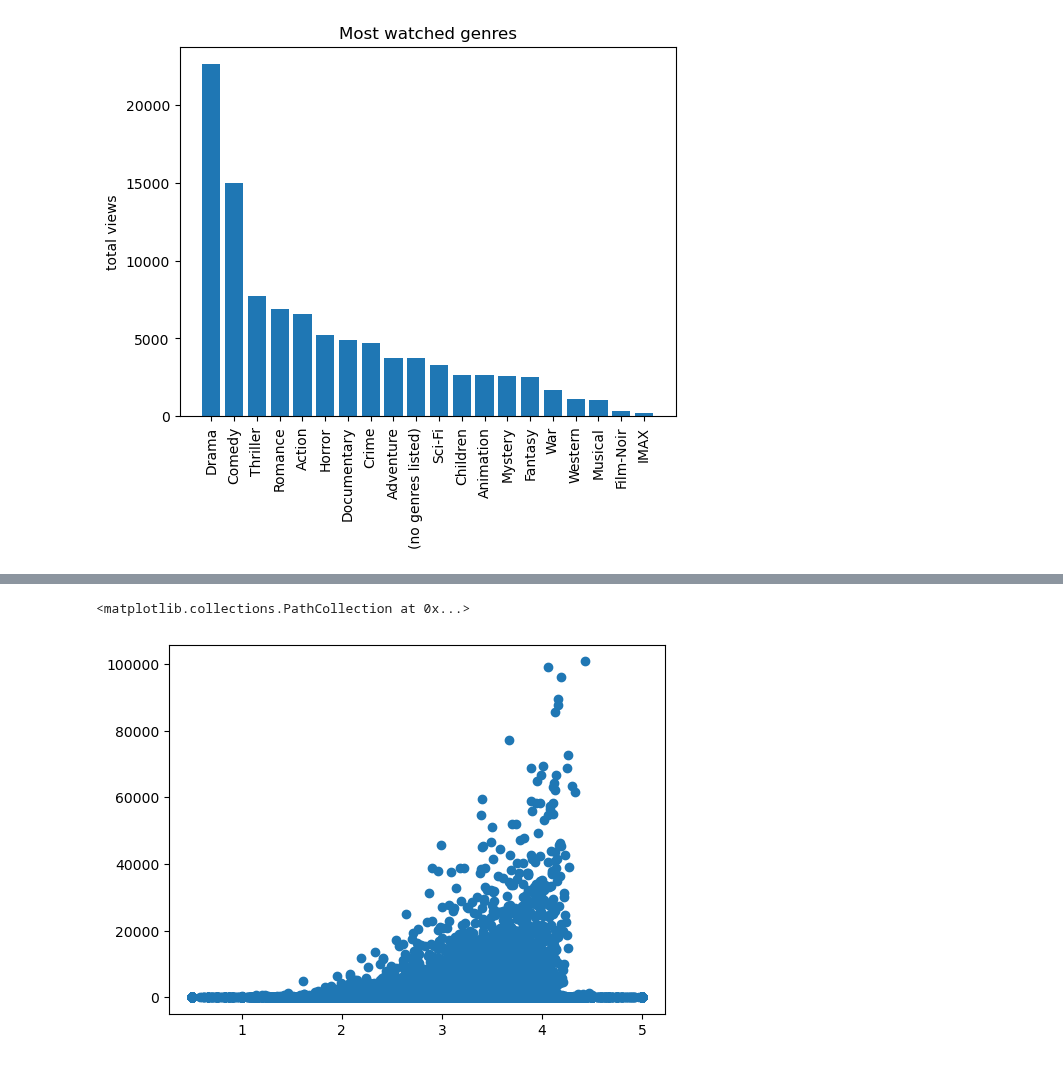
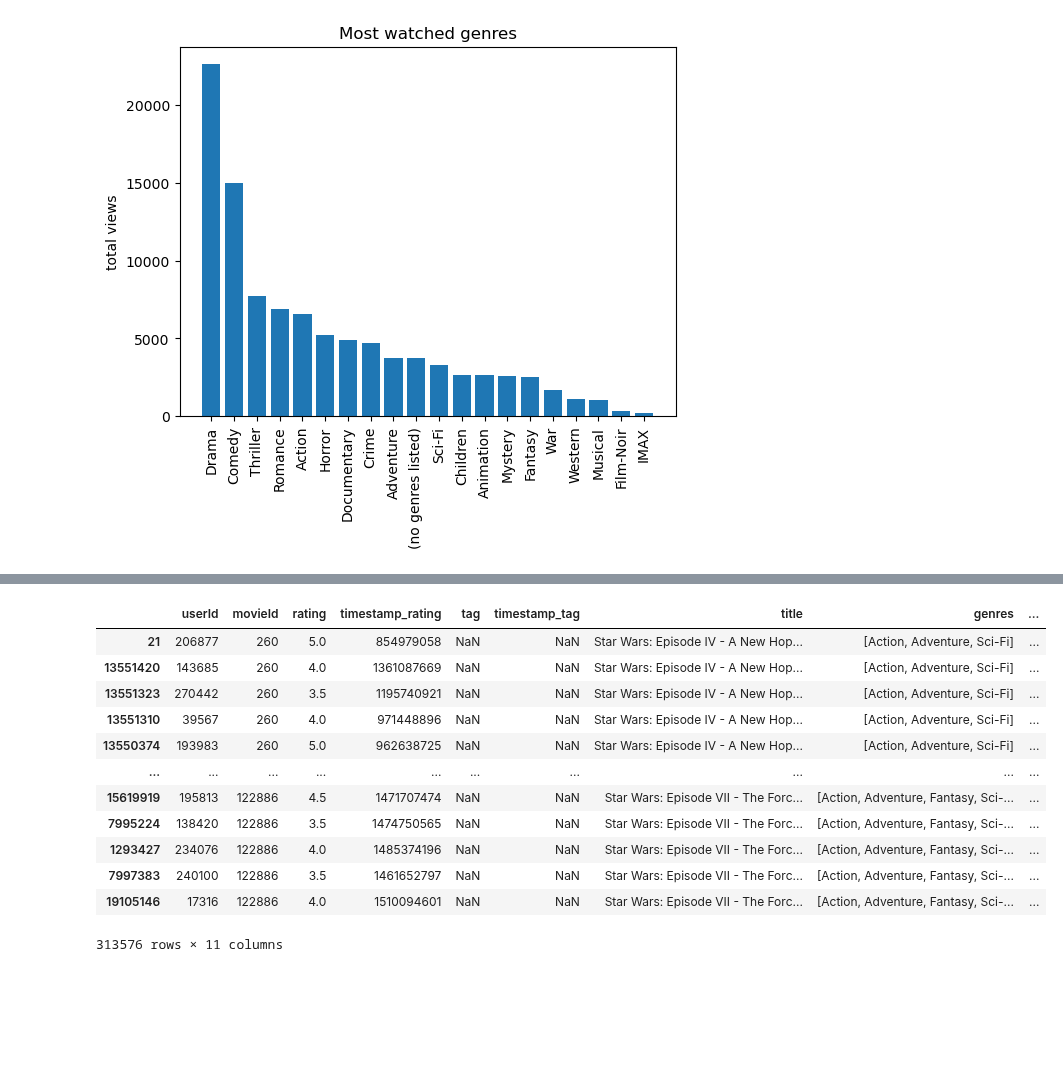
Before and after one commit to cesareressa/data_analysis, a Jupyter notebook: exploratory_analysis.ipynb, the cells around one changed output, grey strips where cells are left out. Cells and saved outputs as stored; diff of their text form; code cells hidden in the pictures; blank space fills up the shorter version.

```diff
--- a/exploratory_analysis.ipynb
+++ b/exploratory_analysis.ipynb
@@ -546,7 +441,0 @@ highest_rated_movies_by_genre_df
-# %%
-# ratings vs total views
-
-plt.scatter(aggregate_df["average_rating"], aggregate_df["total_views"])
-# %% [output]
-<matplotlib.collections.PathCollection at 0x...>
-[figure, removed]
@@ -560,0 +442,20 @@ display(movies_df.loc[(movies_df["total_views"] > 50000) & (movies_df["rating"]
+# %%
+movie_saga_title = "Star Wars: Episode"
+
+sequels_df = dataset[dataset["title"].str.contains(movie_saga_title)].sort_values(by="movie_year")
+
+sequels_df
+# %% [output]
+|  | userId | movieId | rating | timestamp_rating | tag | timestamp_tag | title | genres | ... |
+| 21 | 206877 | 260 | 5.0 | 854979058 | NaN | NaN | Star Wars: Episode IV - A New Hop... | [Action, Adventure, Sci-Fi] | ... |
+| 13551420 | 143685 | 260 | 4.0 | 1361087669 | NaN | NaN | Star Wars: Episode IV - A New Hop... | [Action, Adventure, Sci-Fi] | ... |
+| 13551323 | 270442 | 260 | 3.5 | 1195740921 | NaN | NaN | Star Wars: Episode IV - A New Hop... | [Action, Adventure, Sci-Fi] | ... |
+| 13551310 | 39567 | 260 | 4.0 | 971448896 | NaN | NaN | Star Wars: Episode IV - A New Hop... | [Action, Adventure, Sci-Fi] | ... |
+| 13550374 | 193983 | 260 | 5.0 | 962638725 | NaN | NaN | Star Wars: Episode IV - A New Hop... | [Action, Adventure, Sci-Fi] | ... |
+| ... | ... | ... | ... | ... | ... | ... | ... | ... | ... |
+| 15619919 | 195813 | 122886 | 4.5 | 1471707474 | NaN | NaN | Star Wars: Episode VII - The Forc... | [Action, Adventure, Fantasy, Sci-... | ... |
+| 7995224 | 138420 | 122886 | 3.5 | 1474750565 | NaN | NaN | Star Wars: Episode VII - The Forc... | [Action, Adventure, Fantasy, Sci-... | ... |
+| 1293427 | 234076 | 122886 | 4.0 | 1485374196 | NaN | NaN | Star Wars: Episode VII - The Forc... | [Action, Adventure, Fantasy, Sci-... | ... |
+| 7997383 | 240100 | 122886 | 3.5 | 1461652797 | NaN | NaN | Star Wars: Episode VII - The Forc... | [Action, Adventure, Fantasy, Sci-... | ... |
+| 19105146 | 17316 | 122886 | 4.0 | 1510094601 | NaN | NaN | Star Wars: Episode VII - The Forc... | [Action, Adventure, Fantasy, Sci-... | ... |
+313576 rows × 11 columns
```
Also changed, not shown: parts of 15 cells of this notebook.
